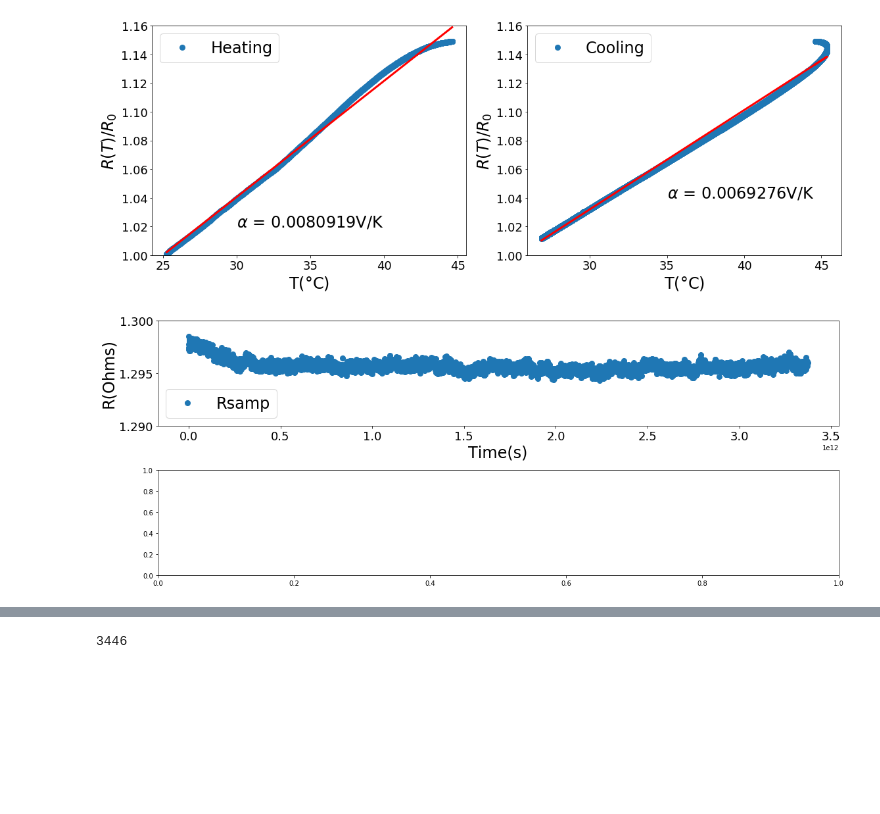
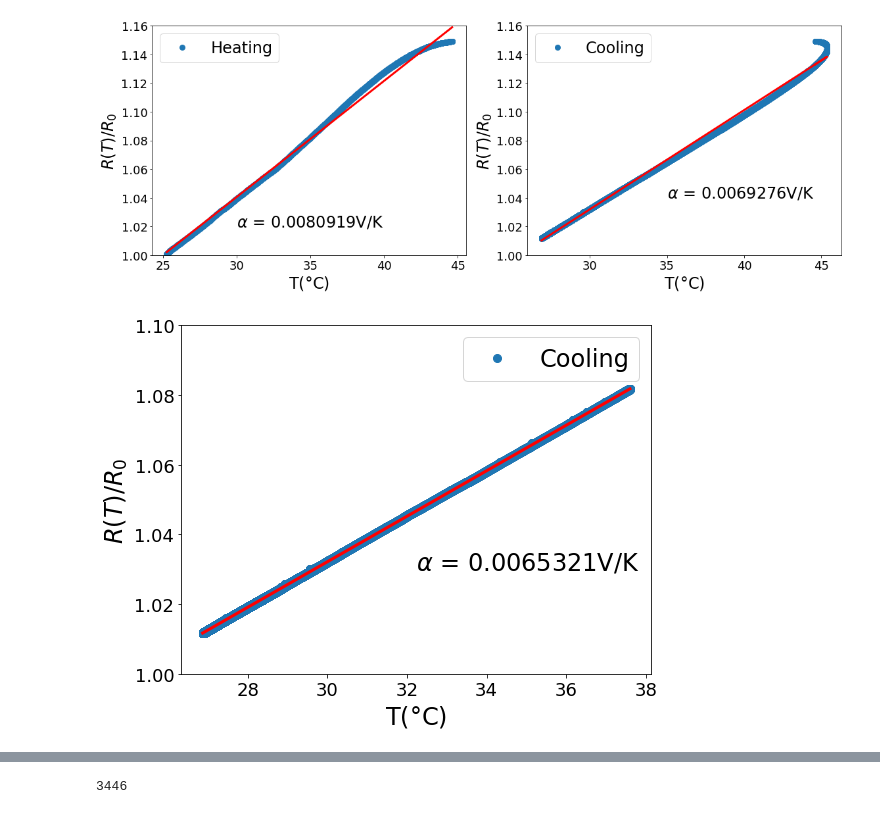
Before and after one commit to xyan36/GraysonGroup, a Jupyter notebook: suspended_wire/temp_coeff_analysis.ipynb, the cells around one changed output, grey strips where cells are left out. Cells and saved outputs as stored; diff of their text form; code cells hidden in the pictures; blank space fills up the shorter version.

Commit message:
Bi2Te3 n10 power dep analysis

```diff
--- a/suspended_wire/temp_coeff_analysis.ipynb
+++ b/suspended_wire/temp_coeff_analysis.ipynb
@@ -65,24 +66,29 @@ fig.savefig(fname[:-4] + "_analysis.jpg", dpi = 100)
 # %% [output]
 [figure]
 # %%
-fig, axs = plt.subplots(2,1, figsize = (16,6))
+#cooling only
+fig, axs = plt.subplots(1,1, figsize = (8,6))
 fz = 24 #fontsize
-# ylim = [1, 1.08]
-#x = df['Tavg']
-#y = df['Rsamp'] / df['Rsamp'].iloc[0]
-x = df['Time']
-y = df['Rsamp']
-axs[0].plot(x, y, marker = 'o', markersize = 8, ls = " ")
-axs[0].set_xlabel('Time(s)',fontsize=fz)
-#axs[0].set_xlabel(r'T($\degree$C)', fontsize = fz)
-#axs[0].set_ylabel(r'$R(T) / R_0$', fontsize = fz)
-axs[0].set_ylabel('R(Ohms)',fontsize=fz)
-axs[0].legend(fontsize = fz)
-axs[0].tick_params(labelsize=18)
-axs[0].set_ylim([1.29, 1.3])
+ylim = [1, 1.1]
+# mask = np.where(df['Tavg'] > 37.9 & df['Tavg'] < 38.0)
+mask = 13434
+#cooling
+x = df['Tavg'][mask:]
+y = df['Rsamp'][mask:]/ df['Rsamp'].iloc[0]
+m2, b2 = np.polyfit(x, y, 1)
+axs.plot(df['Tavg'][mask:], y, marker = 'o', markersize = 8, ls = " ", label = 'Cooling')
+axs.plot(df['Tavg'][mask:], np.polyval([m2,b2], x), color = 'red', linewidth = 3)
+axs.text(0.5, 0.3, rf'$\alpha$ = {round(m2,7)}V/K', transform = axs.transAxes, fontsize = fz)
+axs.set_xlabel(r'T($\degree$C)', fontsize = fz)
+axs.set_ylabel(r'$R(T) / R_0$', fontsize = fz)
+axs.legend(fontsize = fz)
+axs.tick_params(labelsize=18)
+axs.set_ylim(ylim)
 plt.tight_layout()
+
+fig.savefig(fname[:-4] + "_cooling_analysis.jpg", dpi = 100)
 # %% [output]
-[figure, old version]
+[figure, new version]
 # %%
 mask = np.where((df['Tavg'] > 37.5) & (df['Tavg'] < 37.6))
 mask
```
Also changed, not shown: parts of 3 cells of this notebook, 6 other files.
